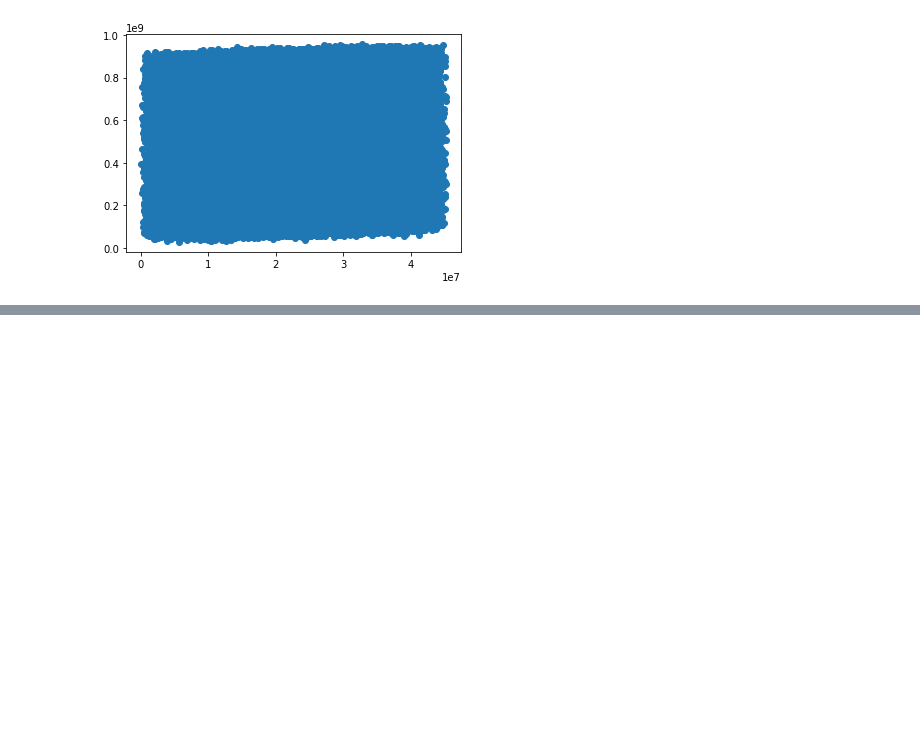
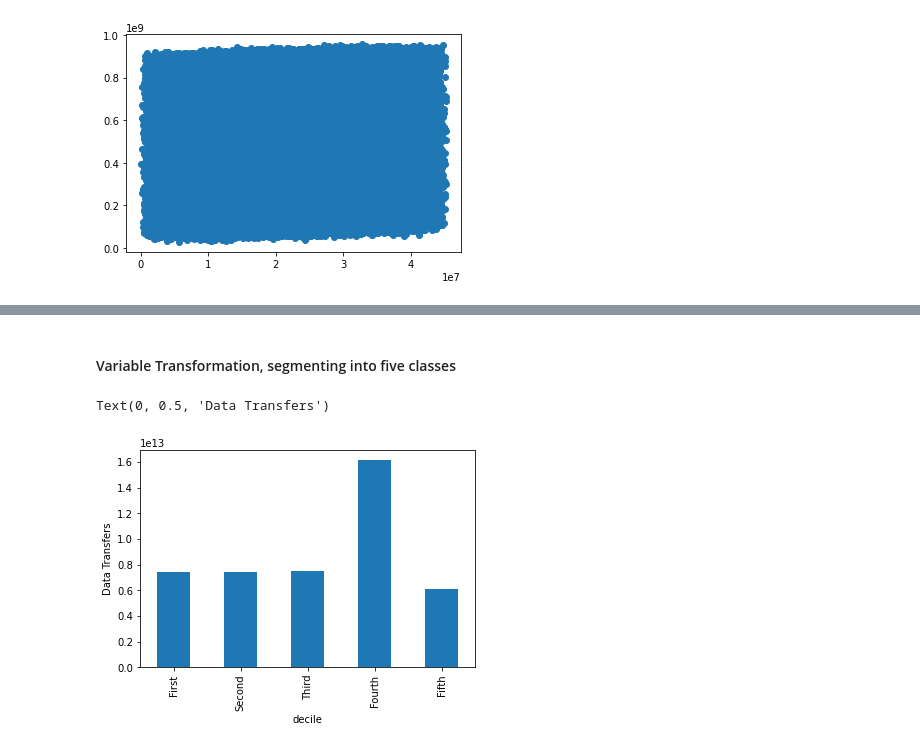
Before and after one commit to Ammon21/Telecom-Analysis, a Jupyter notebook: Notebooks/User_Overview 1.2.ipynb, the cells around one changed output, grey strips where cells are left out. Drawn from its saved outputs; the diff is of its cells as text; code cells hidden in the pictures; blank space fills up the shorter version.

Commit message:
Variable Transformations and bivariate

```diff
--- a/Notebooks/User_Overview 1.2.ipynb
+++ b/Notebooks/User_Overview 1.2.ipynb
@@ -228,0 +235,12 @@ III) There is negative corelation between google and email which is -0.0004, tho
+# %% [markdown]
+#### Variable Transformation, segmenting into five classes
+# %%
+relevant_data['totaldata']=sum_column
+
+relevant_data['decile'] = pd.qcut(relevant_data['dur'],10,duplicates='drop')
+ax=relevant_data.groupby('decile')['totaldata'].sum().head(5).plot(kind='bar',xticks=[0,1,2,3,4])
+ax.set_xticklabels(['First','Second','Third','Fourth','Fifth'])
+ax.set_ylabel('Data Transfers')
+# %% [output]
+Text(0, 0.5, 'Data Transfers')
+[figure, added]
```
Also changed, not shown: parts of 37 cells of this notebook, 1 other file.
